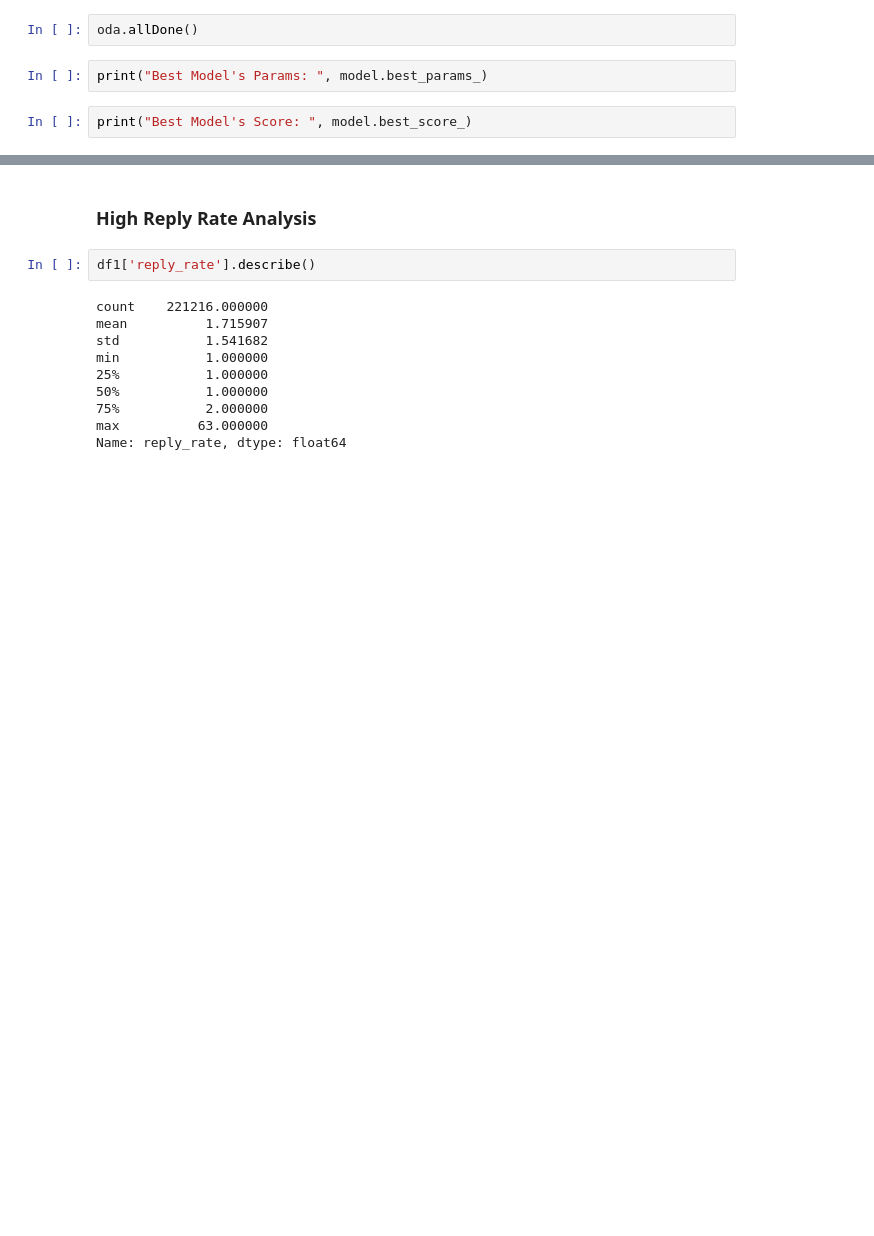
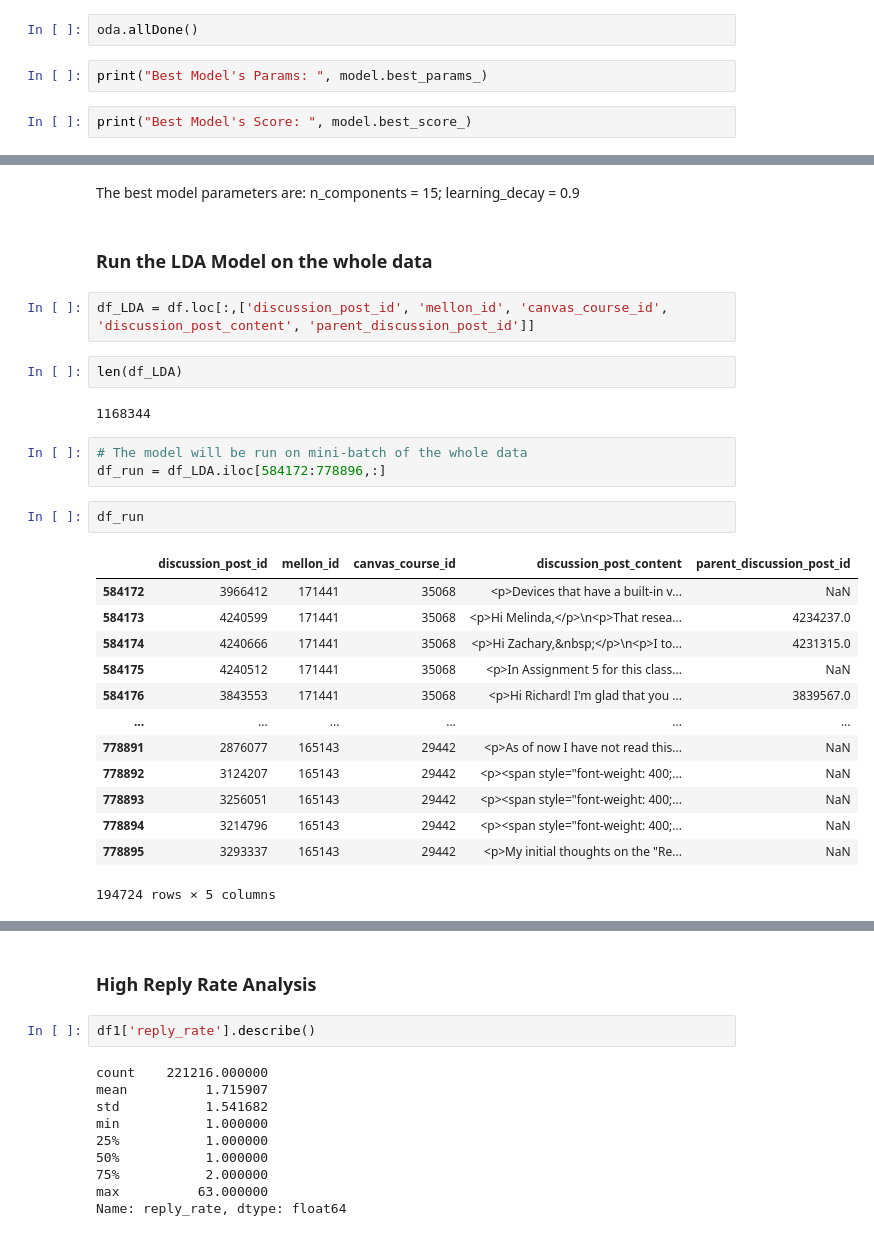
Before and after one commit to Kenny-Wei-GitHub/Discussion_Behavior_Project, a Jupyter notebook: individual_research.ipynb, the cells around one changed output, grey strips where cells are left out. Saved outputs shown, nothing was run; the diff lists cells and outputs as text; blank space fills up the shorter version.

```diff
--- a/individual_research.ipynb
+++ b/individual_research.ipynb
@@ -899 +778,30 @@ df1 = df_reply[['discussion_post_id', 'discussion_post_content', 'reply_rate']]
+# %% [markdown]
+The best model parameters are: n_components = 15; learning_decay = 0.9
+# %% [markdown]
+### Run the LDA Model on the whole data
+# %%
+df_LDA = df.loc[:,['discussion_post_id', 'mellon_id', 'canvas_course_id', 'discussion_post_content', 'parent_discussion_post_id']]
+# %%
+len(df_LDA)
+# %% [output]
+1168344
+# %%
+# The model will be run on mini-batch of the whole data
+df_run = df_LDA.iloc[584172:778896,:]
+# %%
+df_run
+# %% [output]
+|  | discussion_post_id | mellon_id | canvas_course_id | discussion_post_content | parent_discussion_post_id |
+| 584172 | 3966412 | 171441 | 35068 | <p>Devices that have a built-in v... | NaN |
+| 584173 | 4240599 | 171441 | 35068 | <p>Hi Melinda,</p>\n<p>That resea... | 4234237.0 |
+| 584174 | 4240666 | 171441 | 35068 | <p>Hi Zachary,&nbsp;</p>\n<p>I to... | 4231315.0 |
+| 584175 | 4240512 | 171441 | 35068 | <p>In Assignment 5 for this class... | NaN |
+| 584176 | 3843553 | 171441 | 35068 | <p>Hi Richard! I'm glad that you ... | 3839567.0 |
+| ... | ... | ... | ... | ... | ... |
+| 778891 | 2876077 | 165143 | 29442 | <p>As of now I have not read this... | NaN |
+| 778892 | 3124207 | 165143 | 29442 | <p><span style="font-weight: 400;... | NaN |
+| 778893 | 3256051 | 165143 | 29442 | <p><span style="font-weight: 400;... | NaN |
+| 778894 | 3214796 | 165143 | 29442 | <p><span style="font-weight: 400;... | NaN |
+| 778895 | 3293337 | 165143 | 29442 | <p>My initial thoughts on the "Re... | NaN |
+194724 rows × 5 columns
 # %%
```
Also changed, not shown: parts of 52 cells of this notebook.
